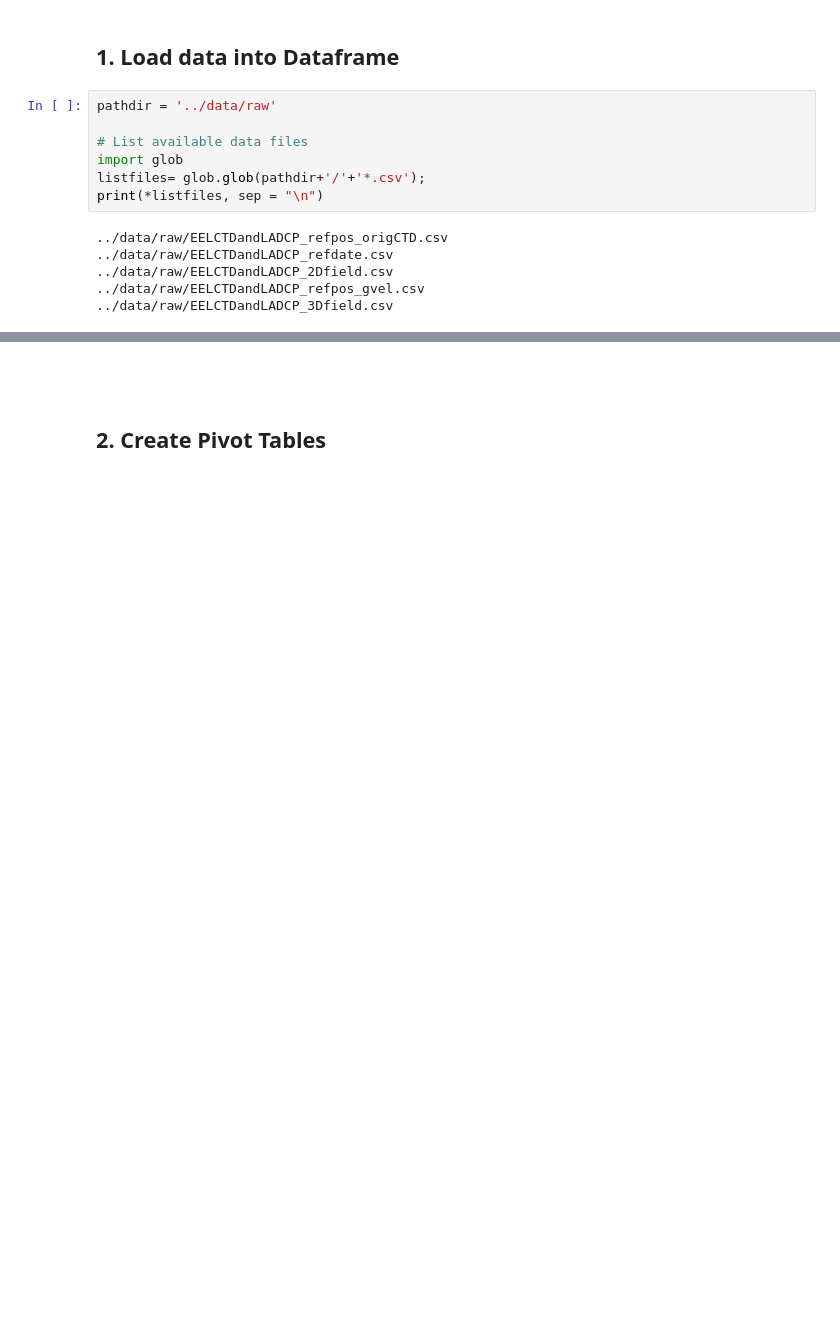
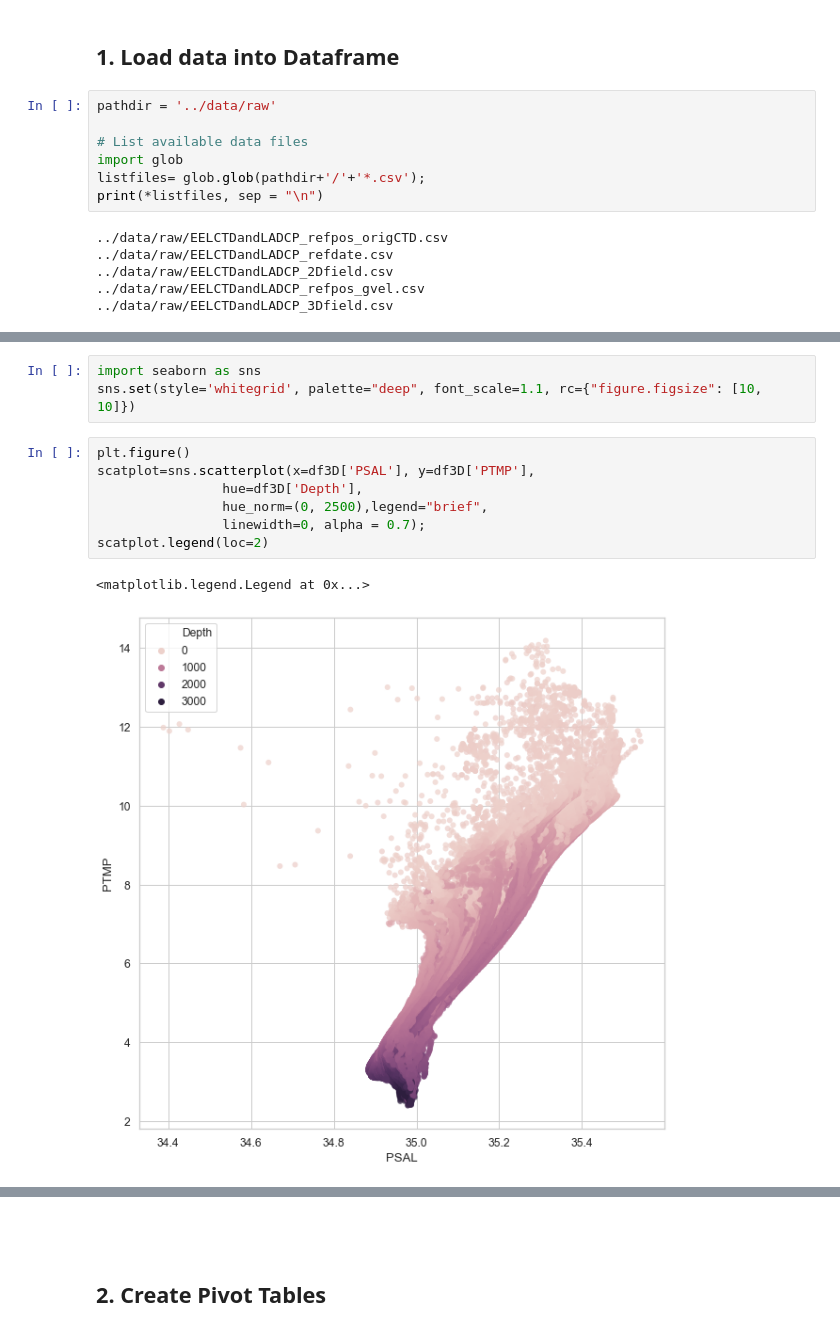
Before and after one commit to lhoupert/analysis_eel_data, a Jupyter notebook: notebooks/02_Explore_EEL_meanfield.ipynb, the cells around one changed output, grey strips where cells are left out. Drawn from its saved outputs; the diff is of its cells as text; blank space fills up the shorter version.

```diff
--- a/notebooks/02_Explore_EEL_meanfield.ipynb
+++ b/notebooks/02_Explore_EEL_meanfield.ipynb
@@ -48,0 +87,13 @@ print(df3D)
+# %%
+import seaborn as sns
+sns.set(style='whitegrid', palette="deep", font_scale=1.1, rc={"figure.figsize": [10, 10]})
+# %%
+plt.figure()
+scatplot=sns.scatterplot(x=df3D['PSAL'], y=df3D['PTMP'],
+                hue=df3D['Depth'],
+                hue_norm=(0, 2500),legend="brief",
+                linewidth=0, alpha = 0.7);
+scatplot.legend(loc=2)
+# %% [output]
+<matplotlib.legend.Legend at 0x...>
+[figure, added]
```
Also changed, not shown: parts of 50 cells of this notebook, 2 other files.
